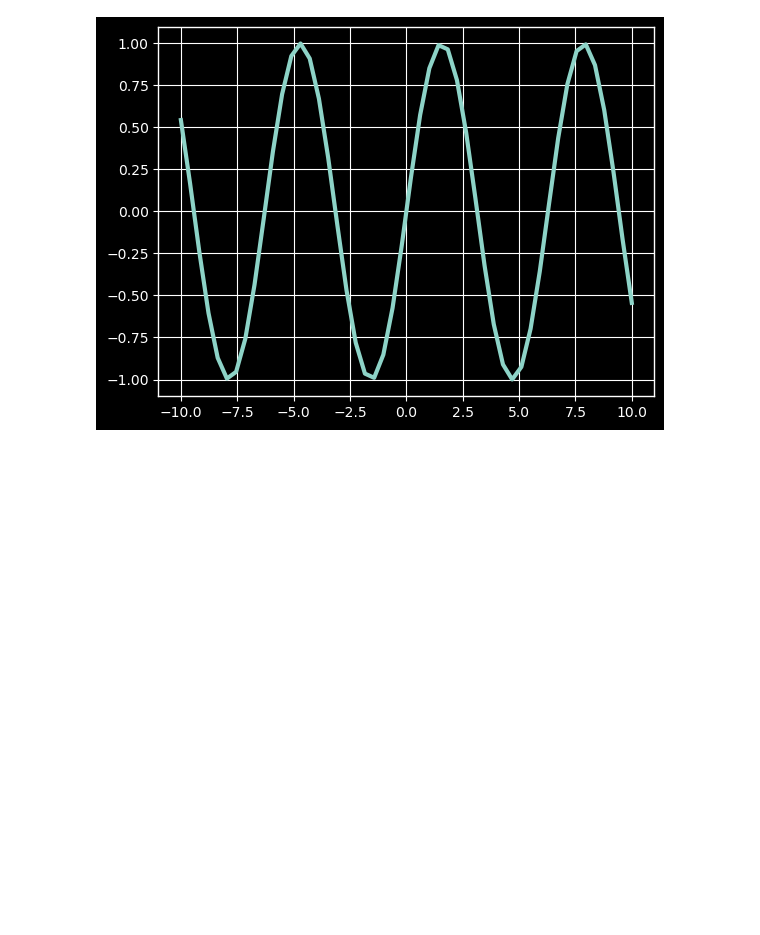
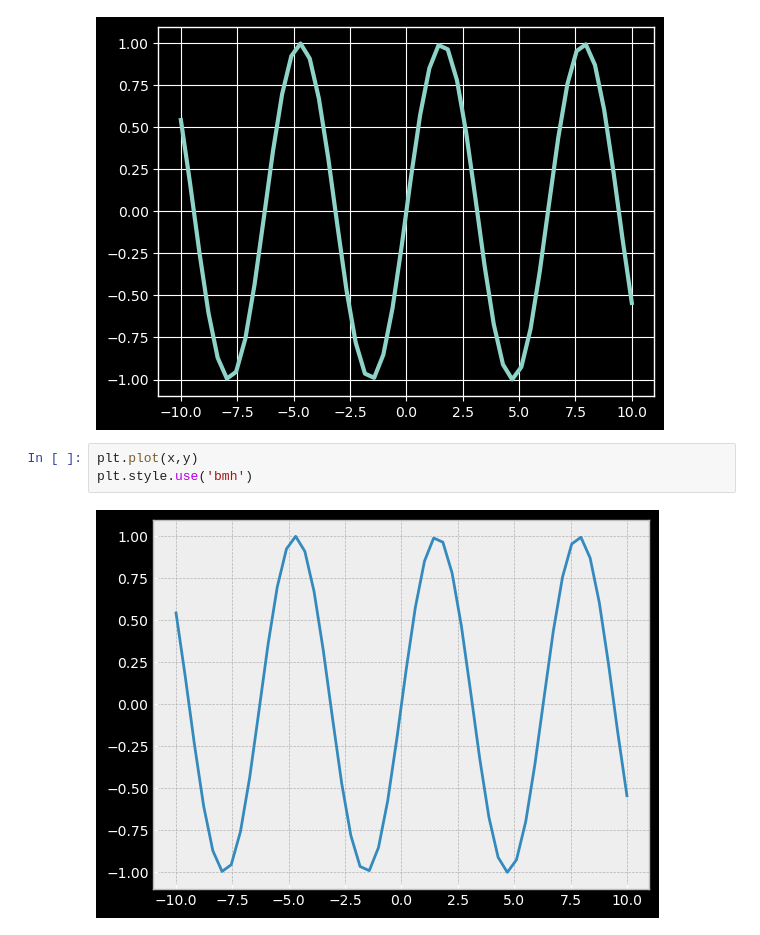
Before and after one commit to pengqiaqia3/----, a Jupyter notebook: matplotlib learn type.ipynb, the cells around one changed output. Cells and saved outputs as stored; diff of their text form; blank space fills up the shorter version.

```diff
--- a/matplotlib learn type.ipynb
+++ b/matplotlib learn type.ipynb
@@ -32,3 +32,8 @@ plt.plot(x,y,linewidth = 3.0)
 plt.style.use('dark_background')
 # %% [output]
 [figure]
+# %%
+plt.plot(x,y)
+plt.style.use('bmh')
+# %% [output]
+[figure, added]
```
